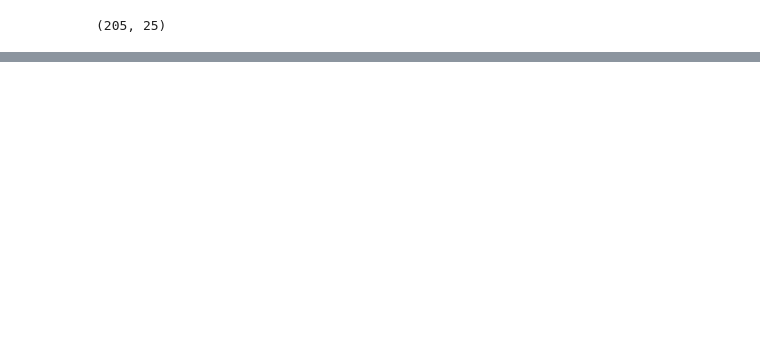
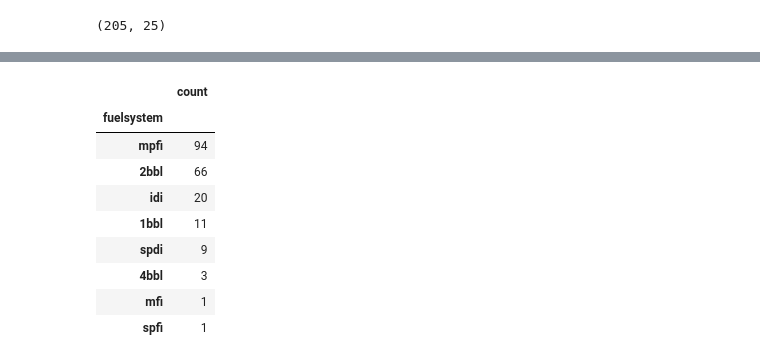
Before and after one commit to lojnys/data_science_project, a Jupyter notebook: car_pricing_assignment/car_price_linear_regression.ipynb, the cells around one changed output, grey strips where cells are left out. Drawn from its saved outputs; the diff is of its cells as text; code cells hidden in the pictures; blank space fills up the shorter version.

```diff
--- a/car_pricing_assignment/car_price_linear_regression.ipynb
+++ b/car_pricing_assignment/car_price_linear_regression.ipynb
@@ -130,0 +158,4 @@ We see that we have 25 variables with no missing values.
+# %%
+# Selecting number and object columns
+num_only_df = df.select_dtypes(include=np.number)
+obj_only_df = df.select_dtypes(include='object')
@@ -130,0 +170,13 @@ We see that we have 25 variables with no missing values.
+# %%
+obj_only_df['fuelsystem'].value_counts().to_frame()
+# %% [output]
+|  | count |
+| fuelsystem |  |
+| mpfi | 94 |
+| 2bbl | 66 |
+| idi | 20 |
+| 1bbl | 11 |
+| spdi | 9 |
+| 4bbl | 3 |
+| mfi | 1 |
+| spfi | 1 |
```
Also changed, not shown: parts of 12 cells of this notebook.
